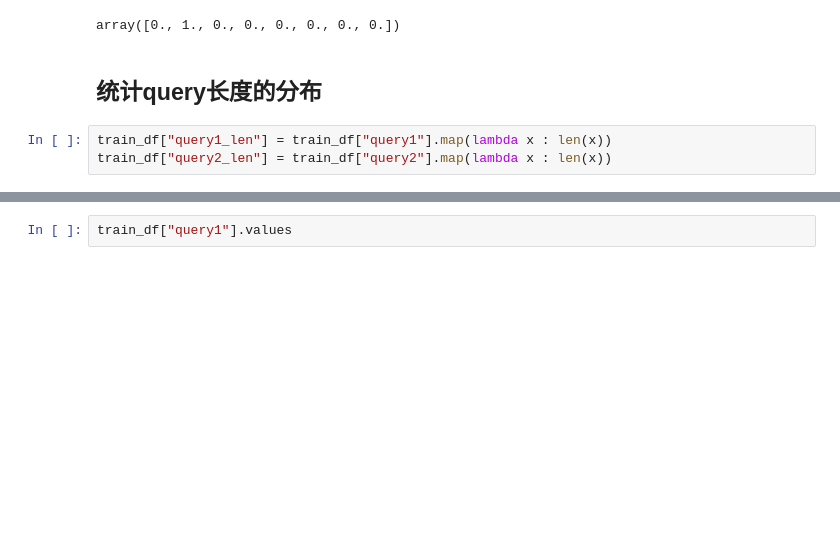
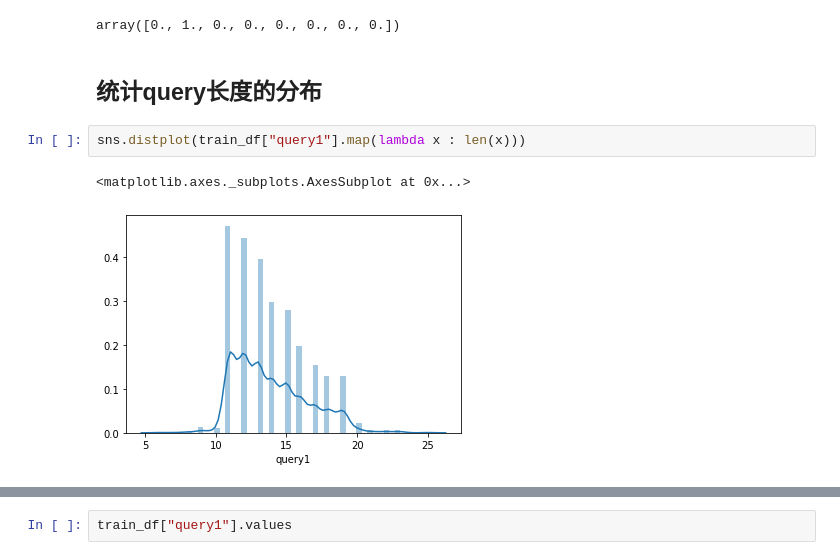
Before and after one commit to anxiang1836/query_similar_tianchi_2020, a Jupyter notebook: jupyter/EDA.ipynb, the cells around one changed output, grey strips where cells are left out. Drawn from its saved outputs; the diff is of its cells as text; blank space fills up the shorter version.

```diff
--- a/jupyter/EDA.ipynb
+++ b/jupyter/EDA.ipynb
@@ -48,6 +48,8 @@ array([0., 1., 0., 0., 0., 0., 0., 0.])
 # %% [markdown]
 ## 统计query长度的分布
 # %%
-train_df["query1_len"] = train_df["query1"].map(lambda x : len(x))
-train_df["query2_len"] = train_df["query2"].map(lambda x : len(x))
+sns.distplot(train_df["query1"].map(lambda x : len(x)))
+# %% [output]
+<matplotlib.axes._subplots.AxesSubplot at 0x...>
+[figure, added]
 # %%
```
Also changed, not shown: parts of 6 cells of this notebook, 6 other files.
